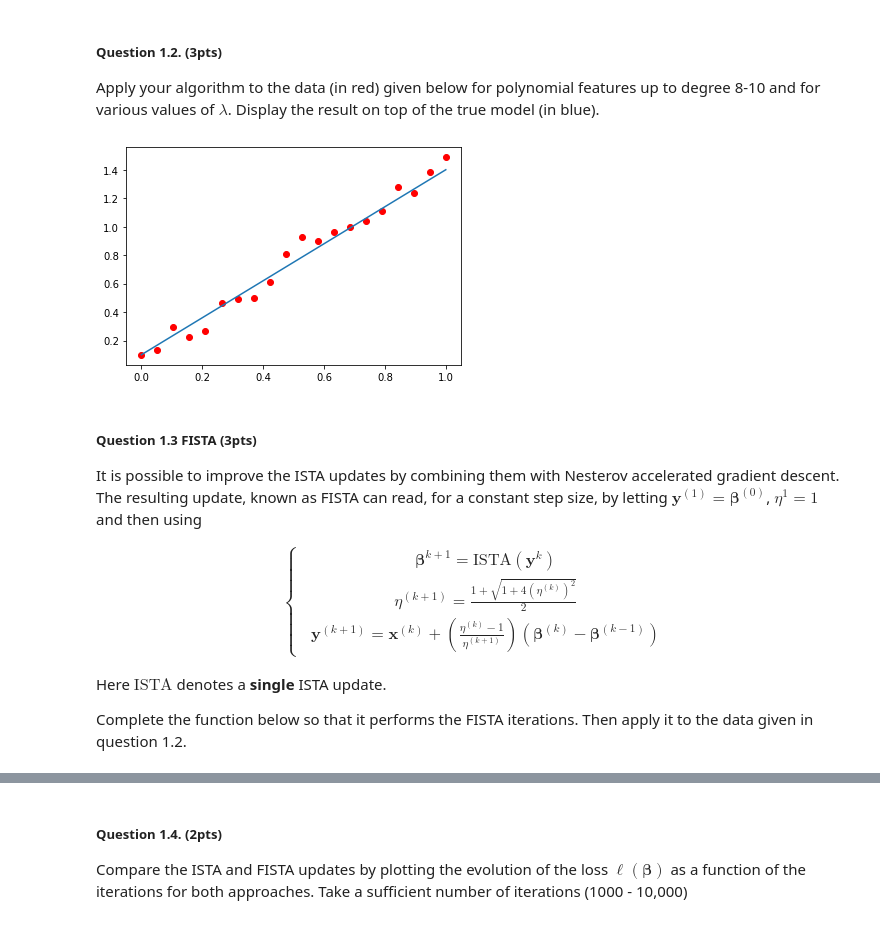
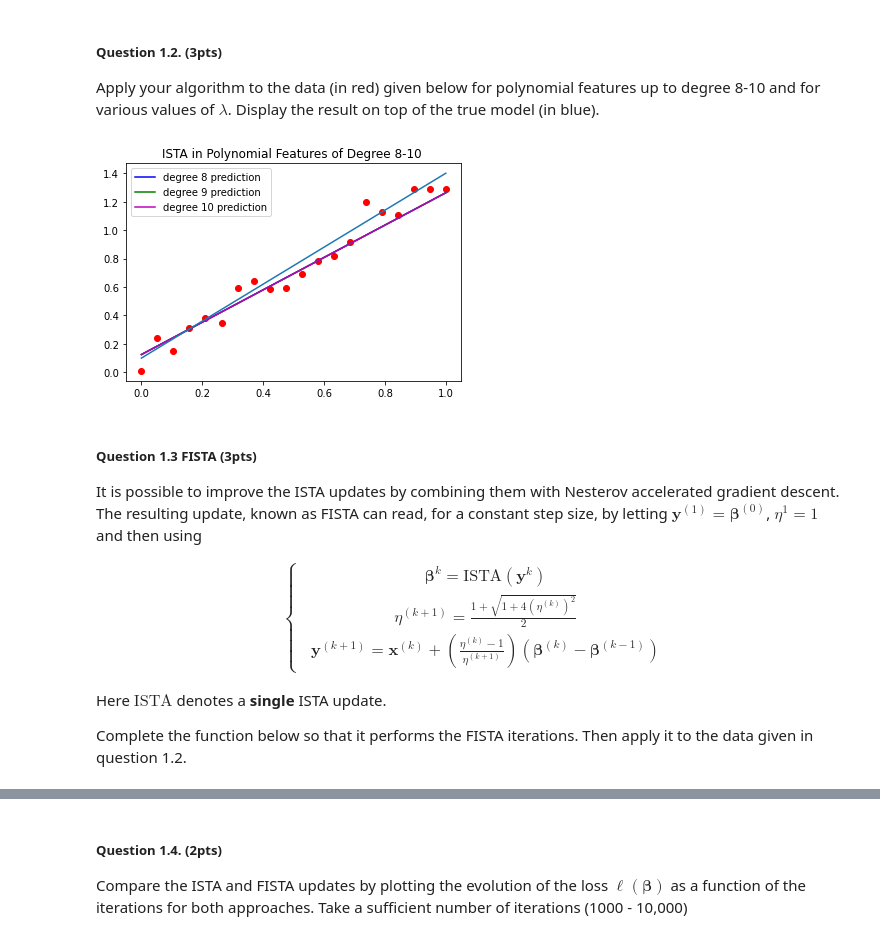
Before and after one commit to GavinJin0501/Introduction2MLSpring2022, a Jupyter notebook: Assignments/Assignment2/Jiayao_assignment2.ipynb, the cells around one changed output, grey strips where cells are left out. Saved outputs shown, nothing was run; the diff lists cells and outputs as text; code cells hidden in the pictures.

```diff
--- a/Assignments/Assignment2/Jiayao_assignment2.ipynb
+++ b/Assignments/Assignment2/Jiayao_assignment2.ipynb
@@ -64,3 +48,23 @@ def ISTA(beta_init, X, t, lbda, eta):
+# %%
+import numpy as np
+
+MAX_ITER = 1000
+def ISTA(beta_init, X, t, lbda, eta, center=False, MAX_ITER = 1000):
+    if center:
+        for j in range(X.shape[1]):
+            X[:, j] -= np.mean(X[:, j])
+        t -= np.mean(t)
+
+    loss = np.zeros((MAX_ITER, ))
+    beta_LASSO = beta_init
+
+    for epoch in range(MAX_ITER):
+        inside = beta_LASSO - np.dot(2 * eta * np.transpose(X), np.dot(X, beta_LASSO) - t)
+        beta_LASSO = np.maximum(np.abs(inside) - lbda * eta, 0) * np.sign(inside)
+
+        loss[epoch] = np.sum(np.square(np.dot(X, beta_LASSO) - t)) + lbda * np.sum(np.abs(beta_LASSO))
+
+    return beta_LASSO, loss
 # %% [markdown]
 ##### Question 1.2.  (3pts)
 
@@ -68,22 +72,46 @@ Apply your algorithm to the data (in red) given below for polynomial features up
 # %%
 import numpy as np
 import matplotlib.pyplot as plt
+from sklearn.preprocessing import PolynomialFeatures
+from copy import deepcopy
 
-
-x = np.linspace(0,1,20)
-xtrue = np.linspace(0,1,100)
+x = np.linspace(0, 1, 20)
+xtrue = np.linspace(0, 1, 100)
 t_true = 0.1 + 1.3*xtrue
 
 t = 0.1 + 1.3*x
+tnoisy  = t + np.random.normal(0, .1, len(x))
 
-tnoisy  = t+np.random.normal(0,.1,len(x))
+# adding polynomial features
+poly = PolynomialFeatures(10)
+x_tilde = poly.fit_transform(x.reshape(-1, 1))
 
+# define training parameters
+LR = .01
+LBDAS = [1, .1, .001]
+COLORS = ["b", "g", "m"]
+DEGREES = range(8, 11)
+
+# loop from degree 8 to 10
+ista_losses = []
+for lbda in LBDAS[0:1]:
+    for degree in DEGREES:
+        temp_x_tilde = x_tilde[:, :degree+1]
+        beta = np.zeros((degree+1, ))
+        beta, loss = ISTA(beta, deepcopy(temp_x_tilde), deepcopy(tnoisy), lbda, LR)
+        ista_losses.append(loss)
+
+        prediction = np.dot(temp_x_tilde, beta)
+        plt.plot(x, prediction, c=COLORS[degree % 8], label="degree %d prediction" % degree)
+
+plt.title("ISTA in Polynomial Features of Degree 8-10 ")
 plt.scatter(x, tnoisy, c='r')
+plt.legend(loc="upper left")
 plt.plot(xtrue, t_true)
 
 plt.show()
 # %% [output]
-[figure, old version]
+[figure, new version]
 # %% [markdown]
 ##### Question 1.3 FISTA (3pts)
 
@@ -93,7 +121,7 @@ letting $\mathbf{y}^{(1)} = {\boldsymbol \beta}^{(0)}$, $\eta^1 = 1$ and then us
 \begin{align}
 \left\{
 \begin{array}{l}
-&\boldsymbol{\beta}^{k+1} = \text{ISTA}(\mathbf{y}^{k})\\
+&\boldsymbol{\beta}^{k} = \text{ISTA}(\mathbf{y}^{k})\\
 &\eta^{(k+1)} = \frac{1+\sqrt{1+4(\eta^{(k)})^2}}{2}\\
 &\mathbf{y}^{(k+1)} = \mathbf{x}^{(k)} + \left(\frac{\eta^{(k)} - 1}{\eta^{(k+1)}}\right)\left({\boldsymbol\beta}^{(k)} - {\boldsymbol\beta}^{(k-1)}\right)\end{array}\right.
 \end{align}
```
Also changed, not shown: parts of 12 cells of this notebook, 6 other files.
